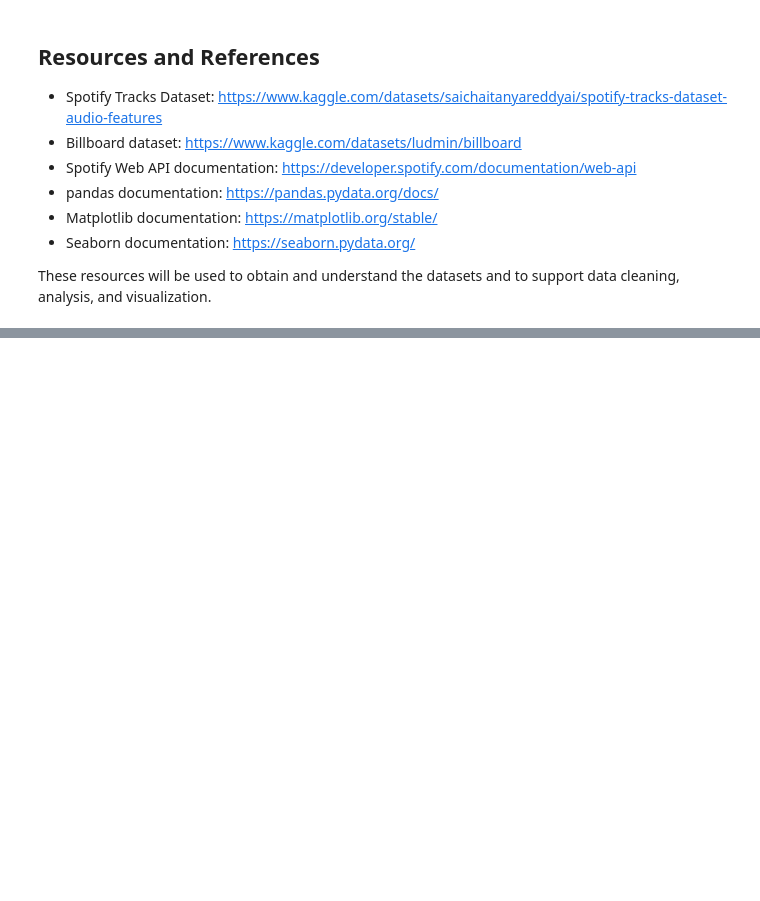
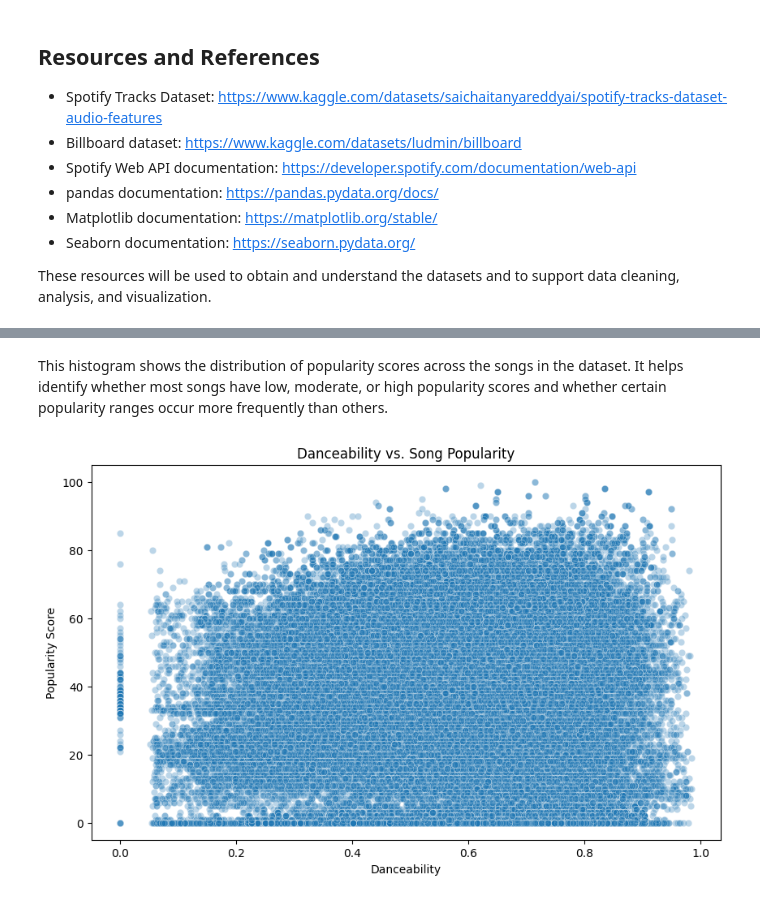
Before and after one commit to IT4063C-Fall2026/data-tech-analytics-final-project-krameron-uc, a Jupyter notebook: source.ipynb, the cells around one changed output, grey strips where cells are left out. Saved outputs shown, nothing was run; the diff lists cells and outputs as text; code cells hidden in the pictures; blank space fills up the shorter version.

```diff
--- a/source.ipynb
+++ b/source.ipynb
@@ -83,0 +191,18 @@ These resources will be used to obtain and understand the datasets and to suppor
+# %% [markdown]
+This histogram shows the distribution of popularity scores across the songs in the dataset. It helps identify whether most songs have low, moderate, or high popularity scores and whether certain popularity ranges occur more frequently than others.
+# %%
+plt.figure(figsize=(10, 6))
+
+sns.scatterplot(
+    data=spotify_df,
+    x="danceability",
+    y="popularity",
+    alpha=0.3
+)
+
+plt.title("Danceability vs. Song Popularity")
+plt.xlabel("Danceability")
+plt.ylabel("Popularity Score")
+plt.show()
+# %% [output]
+[figure, added]
```
Also changed, not shown: parts of 37 cells of this notebook, 9 other files.
